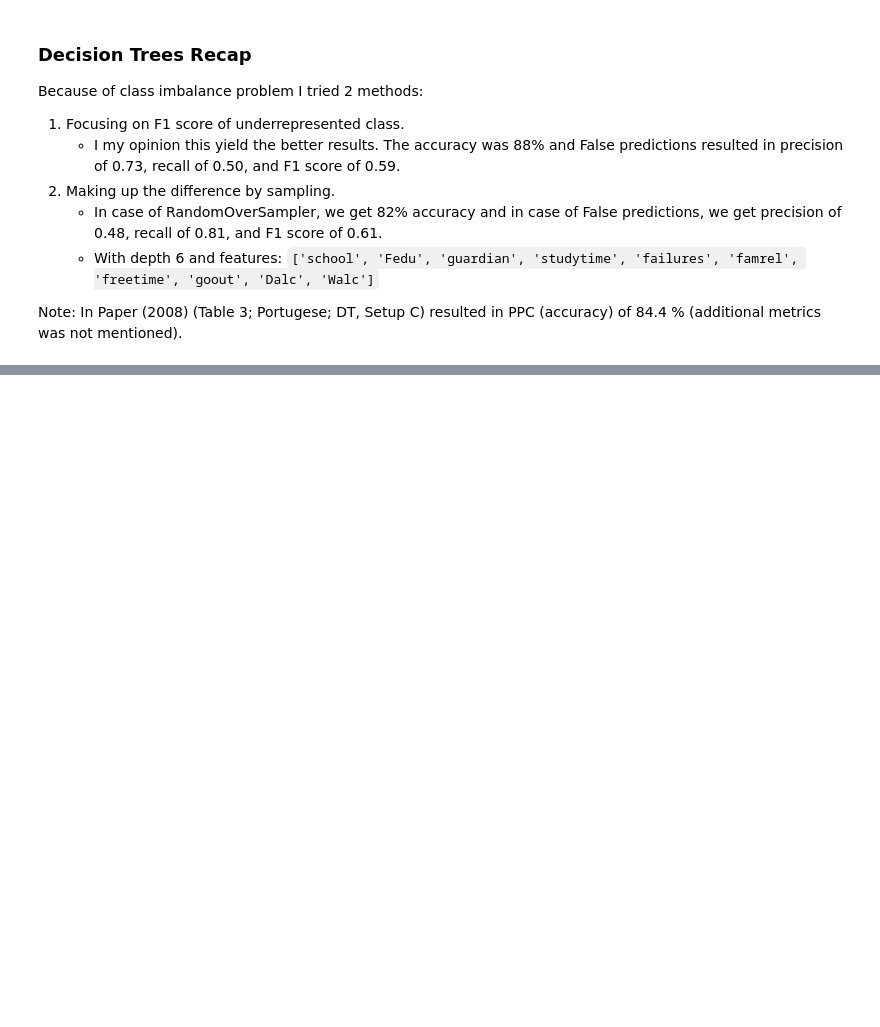
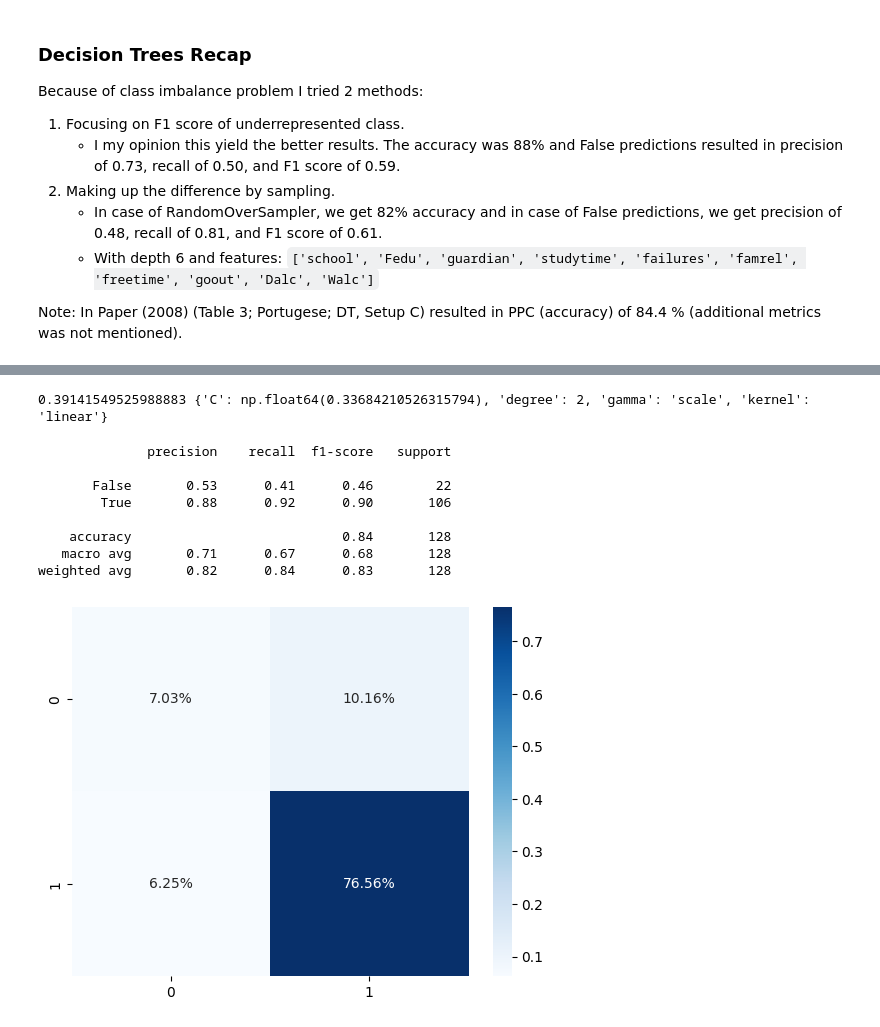
Before and after one commit to slunimara/analysis_student_performance, a Jupyter notebook: student_performance.ipynb, the cells around one changed output, grey strips where cells are left out. Saved outputs shown, nothing was run; the diff lists cells and outputs as text; code cells hidden in the pictures; blank space fills up the shorter version.

```diff
--- a/student_performance.ipynb
+++ b/student_performance.ipynb
@@ -473,0 +600,29 @@ Note: In Paper (2008) (Table 3; Portugese; DT, Setup C) resulted in PPC (accurac
+# %%
+from sklearn.svm import SVC, NuSVC, LinearSVC
+from sklearn.preprocessing import StandardScaler
+
+f1_false_scorer = make_scorer(f1_score, pos_label=0)
+
+# Define the parameter grid for GridSearchCV
+param_grid = {
+    "kernel":("linear", "rbf", "sigmoid"),
+    "C": np.linspace(0.1, 1, 20),
+    "gamma": ["scale", "auto"],
+    "degree": [2, 3, 4]  # Only for polynomial kernel
+}
+
+# Create a SVC instance
+svm = SVC(random_state=314)
+# Perform grid search with cross-validation
+gs = GridSearchCV(svm, param_grid, cv=5, scoring=f1_false_scorer, n_jobs=-1)
+pass
+# %%
+X = numerical_data.drop(columns=y_attributes)
+y = numerical_data["G3"] >= 10
+
+scaler = StandardScaler()
+X = scaler.fit_transform(X)
+
+X_train, X_test, y_train, y_test = train_test_split(X, y, test_size=0.2, random_state=314)
+
+gs.fit(X_train, y_train)
@@ -473,0 +638,21 @@ Note: In Paper (2008) (Table 3; Portugese; DT, Setup C) resulted in PPC (accurac
+# %%
+print(gs.best_score_, gs.best_params_)
+# %% [output]
+0.39141549525988883 {'C': np.float64(0.33684210526315794), 'degree': 2, 'gamma': 'scale', 'kernel': 'linear'}
+# %%
+pred = gs.predict(X_test)
+
+print(classification_report(y_test, pred))
+cf_matrix = confusion_matrix(y_test, pred)
+sns.heatmap(cf_matrix / np.sum(cf_matrix), annot=True, fmt=".2%", cmap="Blues")
+pass
+# %% [output]
+              precision    recall  f1-score   support
+
+       False       0.53      0.41      0.46        22
+        True       0.88      0.92      0.90       106
+
+    accuracy                           0.84       128
+   macro avg       0.71      0.67      0.68       128
+weighted avg       0.82      0.84      0.83       128
+[figure, added]
```
Also changed, not shown: parts of 20 cells of this notebook, 1 other file.
